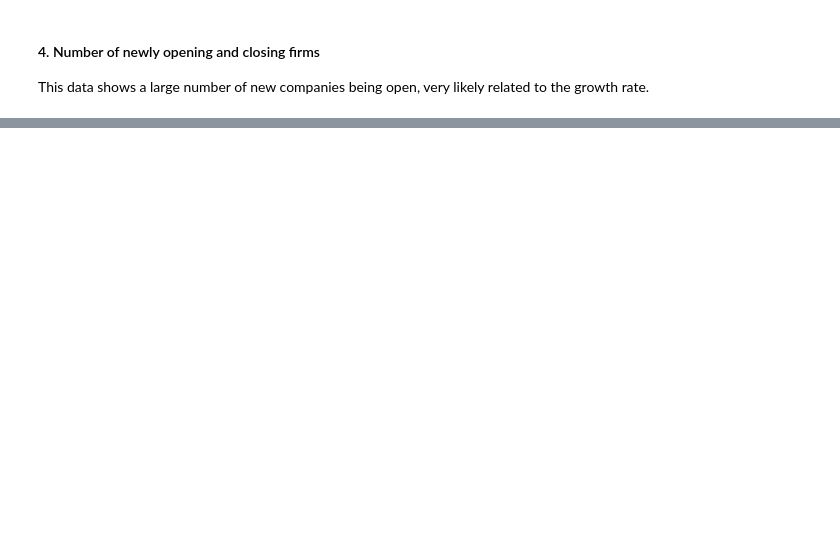
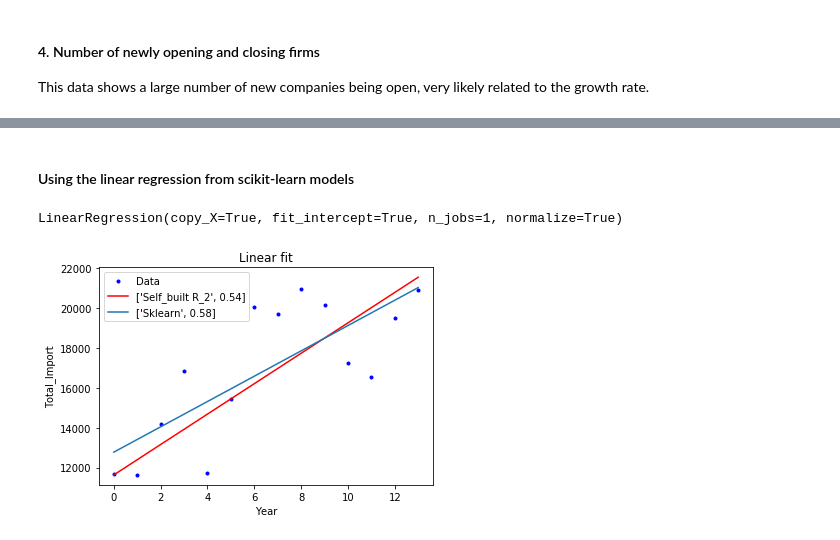
Before and after one commit to datsc/Central_Bank_Data, a Jupyter notebook: TCMB Analysis.ipynb, the cells around one changed output, grey strips where cells are left out. Drawn from its saved outputs; the diff is of its cells as text; code cells hidden in the pictures; blank space fills up the shorter version.

```diff
--- a/TCMB Analysis.ipynb
+++ b/TCMB Analysis.ipynb
@@ -404,0 +459,37 @@ plot_pathways(emp_data, [""])
+# %%
+def distance(x_true, x_model):
+    """Calculates the distance between two curves of same data points."""
+    sizes = len(x_true)
+    dist_s = np.zeros(sizes)
+
+    for i in range(sizes):
+        dist_s[i] = (x_true[i] - x_model[i])**2
+
+    dist = math.sqrt(sum(dist_s))
+    return dist
+# %% [markdown]
+#### Using the linear regression from scikit-learn models
+# %%
+# Converting to scikit-learn's required data format
+X = imp_exp_in.index.values.reshape(-1,1)
+y = imp_exp_in['Import'].values.reshape(-1,1)
+
+# calling linear regression
+lin_reg_skl = LinearRegression(normalize = True)
+lin_reg_skl.fit(X,y)
+y_pred = lin_reg_skl.predict(X)
+
+# calculate distance between y_pred and original y
+dist_pred_sk = distance(y_pred[:,0], y[:,0])
+
+# plot against our linear regression function's result
+plot_self = plot_reg(imp_exp_in.index, imp_exp_in["Import"])
+
+plot_sk = plt.plot(X, y_pred)
+plt.sk = plt.ylabel("Total_Import")
+r2_sk = sklearn.metrics.r2_score(y, y_pred)
+r2_self = sklearn.metrics.r2_score(y, reg_line)
+fig = plt.legend(["Data",["Self_built R_2", round(r2_self,2)],["Sklearn",round(r2_sk,2)]])
+# %% [output]
+LinearRegression(copy_X=True, fit_intercept=True, n_jobs=1, normalize=True)
+[figure, added]
```
Also changed, not shown: parts of 66 cells of this notebook.
